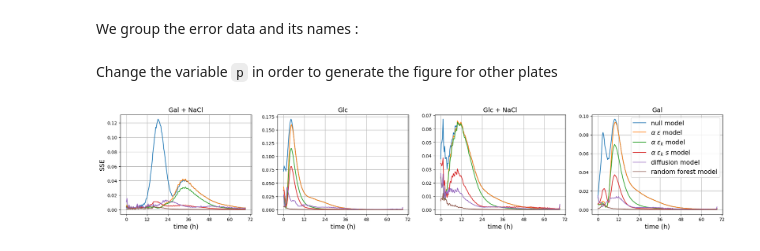
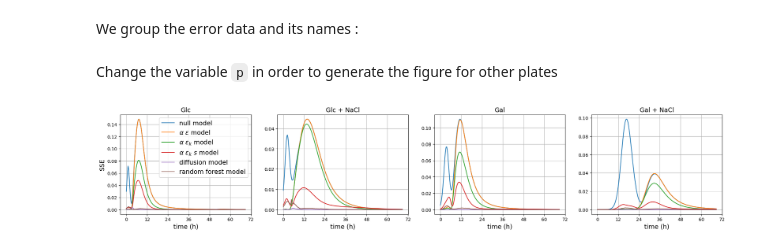
Before and after one commit to fborse/spatial-growth, a Jupyter notebook: figure-s2e.ipynb, the cells around one changed output. Cells and saved outputs as stored; diff of their text form; code cells hidden in the pictures.

```diff
--- a/figure-s2e.ipynb
+++ b/figure-s2e.ipynb
@@ -17,7 +17,7 @@ fontsize = 14
 # %% [markdown]
 In order to compute the $\rho_i(t)$ as to compare them with their predictions, we first load the $N_i(t)$, which we smoothen accordingly :
 # %%
-Nt = smoothen(np.load("curves_raw.npy"), 10)
+Nt = np.moveaxis(np.load("synthetic-data.npy"), 1, 3)
 # %% [markdown]
 ## $\rho_i(t)$
 # %% [markdown]
@@ -94,18 +94,20 @@ Change the variable `p` in order to generate the figure for other plates
 # %%
 fig, axes = plt.subplots(ncols = n_plates, figsize = (24, 4))
 
-titles = ("Gal + NaCl", "Glc", "Glc + NaCl", "Gal")
-for p, ax in enumerate(axes):
+indexes = [1, 2, 3, 0]
+titles = ["Glc", "Glc + NaCl", "Gal", "Gal + NaCl"]
+
+for p, env, ax in zip(indexes, titles, axes):
     for name, err in zip(names, errors):
         ax.plot(err[p], label = name)
-    axes[p].grid()
-    axes[p].set_title(titles[p], fontsize = fontsize)
-    axes[p].set_xlabel("time (h)", fontsize = fontsize)
-    axes[p].set_xticks([0, 36, 72, 108, 144, 180, 216], labels = [0, 12, 24, 36, 48, 60, 72])
+    ax.grid()
+    ax.set_title(env, fontsize = fontsize)
+    ax.set_xlabel("time (h)", fontsize = fontsize)
+    ax.set_xticks([0, 36, 72, 108, 144, 180, 216], labels = [0, 12, 24, 36, 48, 60, 72])
 axes[0].set_ylabel("SSE", fontsize = fontsize)
-axes[3].legend(fontsize = fontsize);
+axes[0].legend(fontsize = fontsize);
 
 fig.savefig("plots/figure-s2/time-series.pdf", bbox_inches = "tight")
 fig.savefig("plots/figure-s2/time-series.png", bbox_inches = "tight");
 # %% [output]
-[figure, old version]
+[figure, new version]
```
Also changed, not shown: parts of 1 cell of this notebook, 3 other files.
